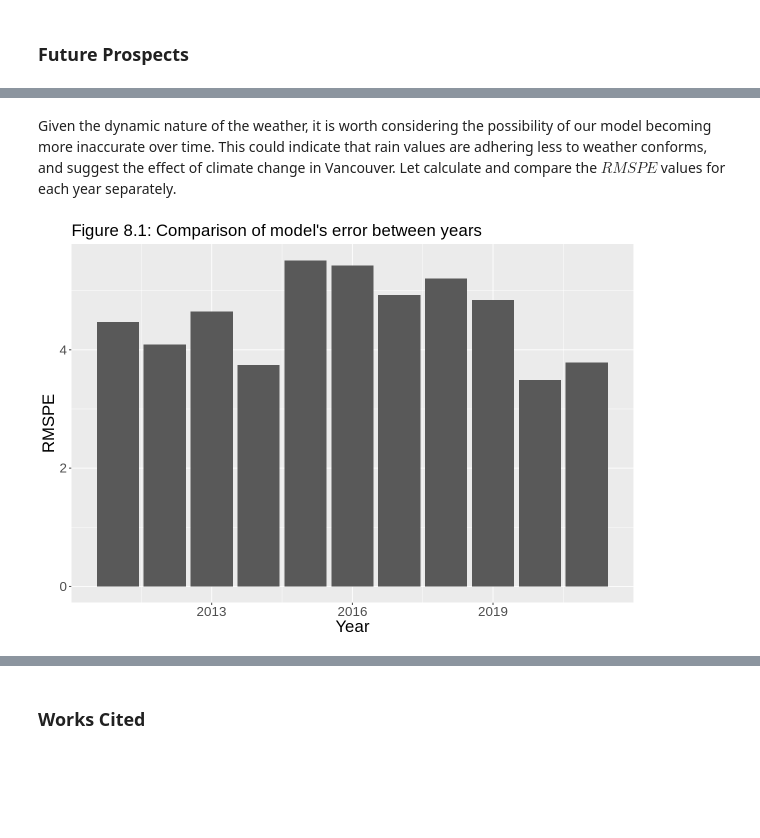
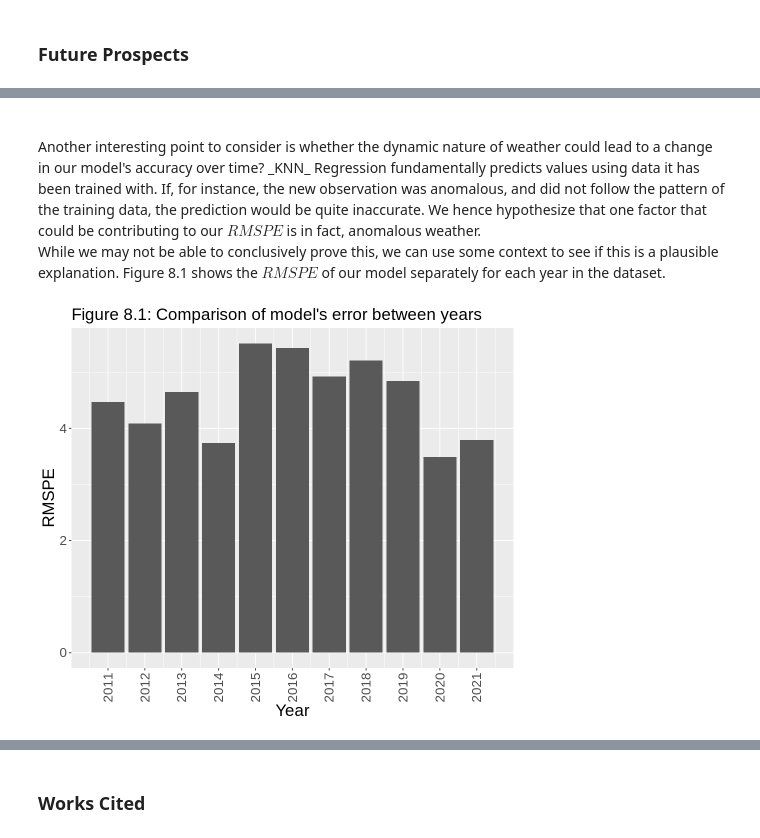
Before and after one commit to taimagher/Weather-Stats-Report, a Jupyter notebook: group78_report.ipynb, the cells around one changed output, grey strips where cells are left out. Saved outputs shown, nothing was run; the diff lists cells and outputs as text; code cells hidden in the pictures; blank space fills up the shorter version.

Commit message:
Changed Discussion and Further Prospects, added Figure Numbering

```diff
--- a/group78_report.ipynb
+++ b/group78_report.ipynb
@@ -20,7 +38,7 @@ library(cowplot)
 From [this website](https://vancouver.weatherstats.ca/download.html) we downloaded the dataset of the daily weather in Vancouver for the past decade, which is a `.csv` file with headers. We’ll use the `read_csv()` function to load the data and assign it to an object called `weather`. We will also filter the dataset for observations between 2001 to 2021 (inclusive), because the dataset isn't complete for values outside that range.
 # %%
 weather <- read_csv("https://raw.githubusercontent.com/taimagher/Weather-Stats-Report/main/weatherstats_vancouver_daily_2001.csv") |>
-            #filter(year(date) >= 2011 & year(date) <= 2021) |>
+            filter(year(date) >= 2011 & year(date) <= 2021) |>
             arrange(date)
 # %% [output]
 Rows: 4400 Columns: 70
@@ -382,16 +426,18 @@ One limitation of our current model is that it does not consider other forms of
 # %% [markdown]
-Given the dynamic nature of the weather, it is worth considering the possibility of our model becoming more inaccurate over time. This could indicate that rain values are adhering less to weather conforms, and suggest the effect of climate change in Vancouver. Let calculate and compare the $RMSPE$ values for each year separately.
+<br />
+Another interesting point to consider is whether the dynamic nature of weather could lead to a change in our model's accuracy over time? _KNN_ Regression fundamentally predicts values using data it has been trained with. If, for instance, the new observation was anomalous, and did not follow the pattern of the training data, the prediction would be quite inaccurate. We hence hypothesize that one factor that could be contributing to our $RMSPE$ is in fact, anomalous weather.
+
+While we may not be able to conclusively prove this, we can use some context to see if this is a plausible explanation. Figure 8.1 shows the $RMSPE$ of our model separately for each year in the dataset.
 # %%
-options(repr.plot.width = 10, repr.plot.height = 7)
-
+options(repr.plot.width = 8, repr.plot.height = 7)
 climate_change_yearly_plot <- rain_pred |>
                         group_by(year(date)) |>
                         summarize(rmspe = sqrt(mean((.pred - rain)^2))) |>
                         ggplot(aes(x = `year(date)`, y = rmspe)) +
                         geom_bar(stat = 'identity') +
                         labs(x = "Year", y = "RMSPE", subtitle = "Figure 8.1: Comparison of model's error between years") +
-                        #scale_x_continuous(breaks = 1) +
-                        theme(text = element_text(size = 20))
+                        theme(text = element_text(size = 20), axis.text.x = element_text(angle = 90, vjust = 0.5)) +
+                        scale_x_continuous("Year", breaks = c(2011:2021))
 climate_change_yearly_plot
 # %% [output]
-[figure, old version]
+[figure, new version]
```
Also changed, not shown: parts of 31 cells of this notebook.
